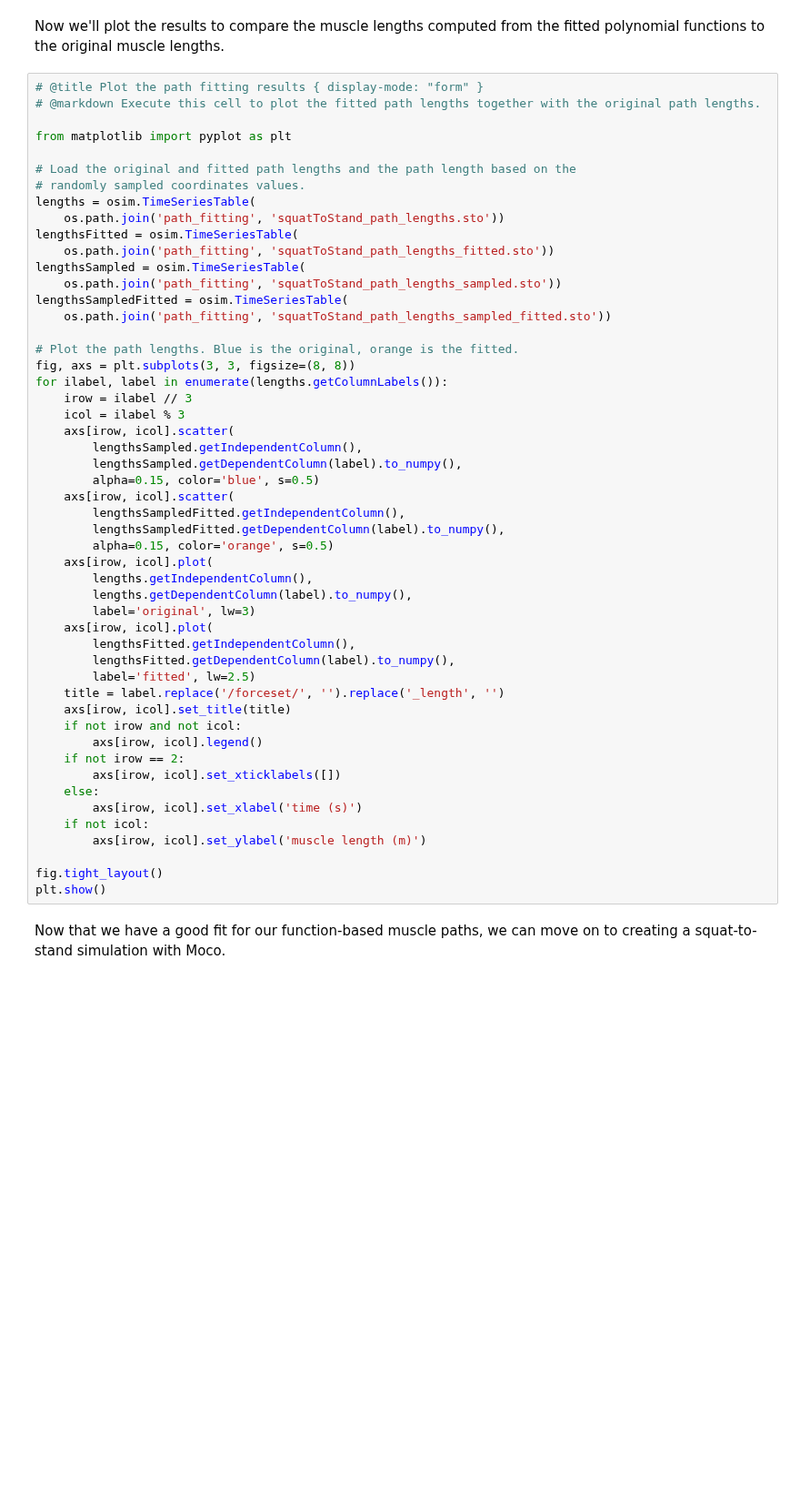
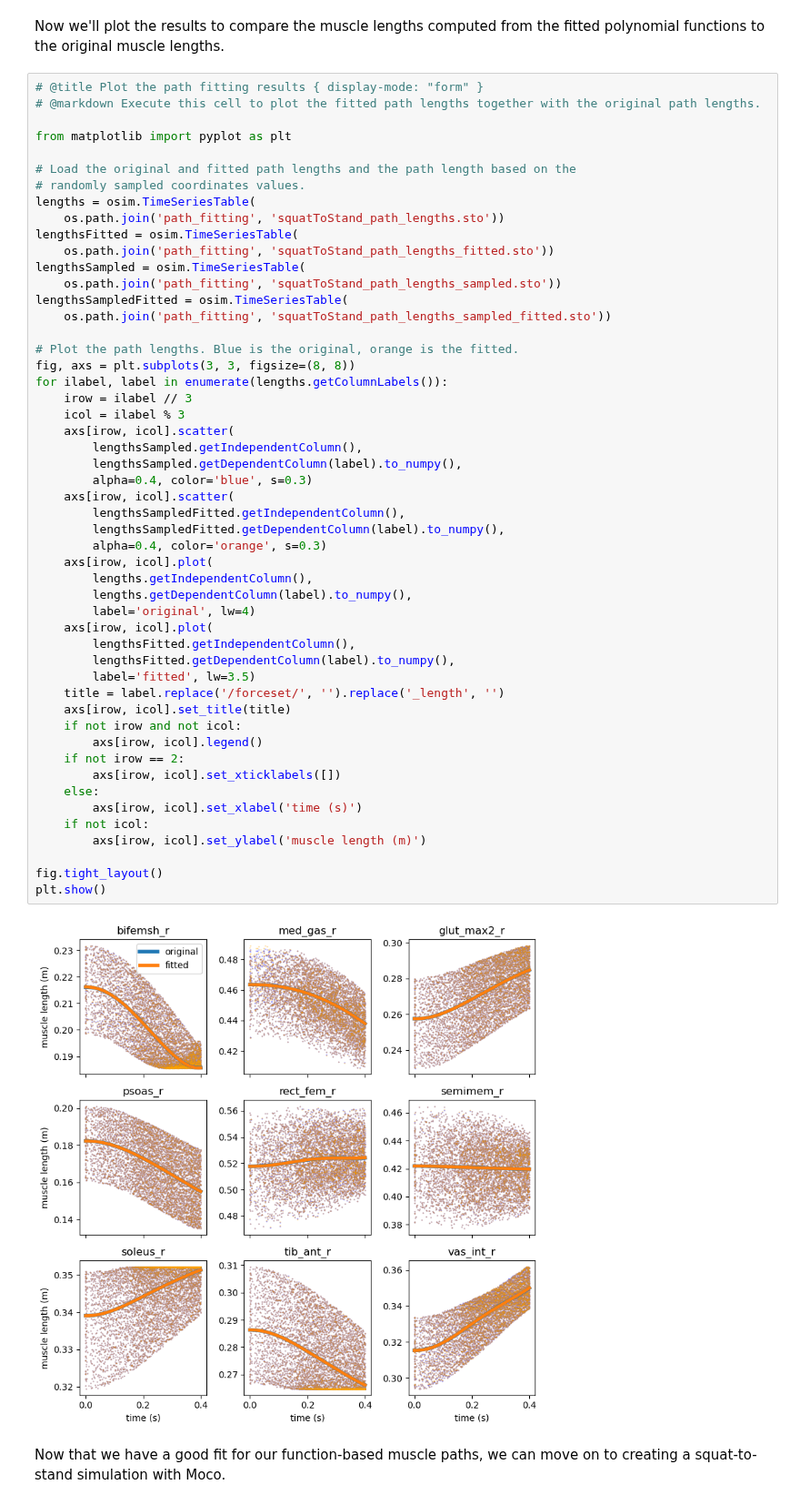
Before and after one commit to opensim-org/CMBBE2024, a Jupyter notebook: Demo3_OpenSimMoco/Demo 3 - Muscle-driven Simulations with OpenSim Moco.ipynb, the cells around one changed output. Shown at 91% size. Cells and saved outputs as stored; diff of their text form; blank space fills up the shorter version.

```diff
--- a/Demo3_OpenSimMoco/Demo 3 - Muscle-driven Simulations with OpenSim Moco.ipynb
+++ b/Demo3_OpenSimMoco/Demo 3 - Muscle-driven Simulations with OpenSim Moco.ipynb
@@ -289,37 +293,39 @@ lengthsSampledFitted = osim.TimeSeriesTable(
 # Plot the path lengths. Blue is the original, orange is the fitted.
 fig, axs = plt.subplots(3, 3, figsize=(8, 8))
 for ilabel, label in enumerate(lengths.getColumnLabels()):
     irow = ilabel // 3
     icol = ilabel % 3
     axs[irow, icol].scatter(
         lengthsSampled.getIndependentColumn(),
         lengthsSampled.getDependentColumn(label).to_numpy(),
-        alpha=0.15, color='blue', s=0.5)
+        alpha=0.4, color='blue', s=0.3)
     axs[irow, icol].scatter(
         lengthsSampledFitted.getIndependentColumn(),
         lengthsSampledFitted.getDependentColumn(label).to_numpy(),
-        alpha=0.15, color='orange', s=0.5)
+        alpha=0.4, color='orange', s=0.3)
     axs[irow, icol].plot(
         lengths.getIndependentColumn(),
         lengths.getDependentColumn(label).to_numpy(),
-        label='original', lw=3)
+        label='original', lw=4)
     axs[irow, icol].plot(
         lengthsFitted.getIndependentColumn(),
         lengthsFitted.getDependentColumn(label).to_numpy(),
-        label='fitted', lw=2.5)
+        label='fitted', lw=3.5)
     title = label.replace('/forceset/', '').replace('_length', '')
     axs[irow, icol].set_title(title)
     if not irow and not icol:
         axs[irow, icol].legend()
     if not irow == 2:
         axs[irow, icol].set_xticklabels([])
     else:
         axs[irow, icol].set_xlabel('time (s)')
     if not icol:
         axs[irow, icol].set_ylabel('muscle length (m)')
 
 fig.tight_layout()
 plt.show()
+# %% [output]
+[figure, added]
 # %% [markdown]
 Now that we have a good fit for our function-based muscle paths, we can move on to creating a squat-to-stand simulation with Moco.
 # %% [markdown]
```
Also changed, not shown: parts of 5 cells of this notebook, 1 other file.
